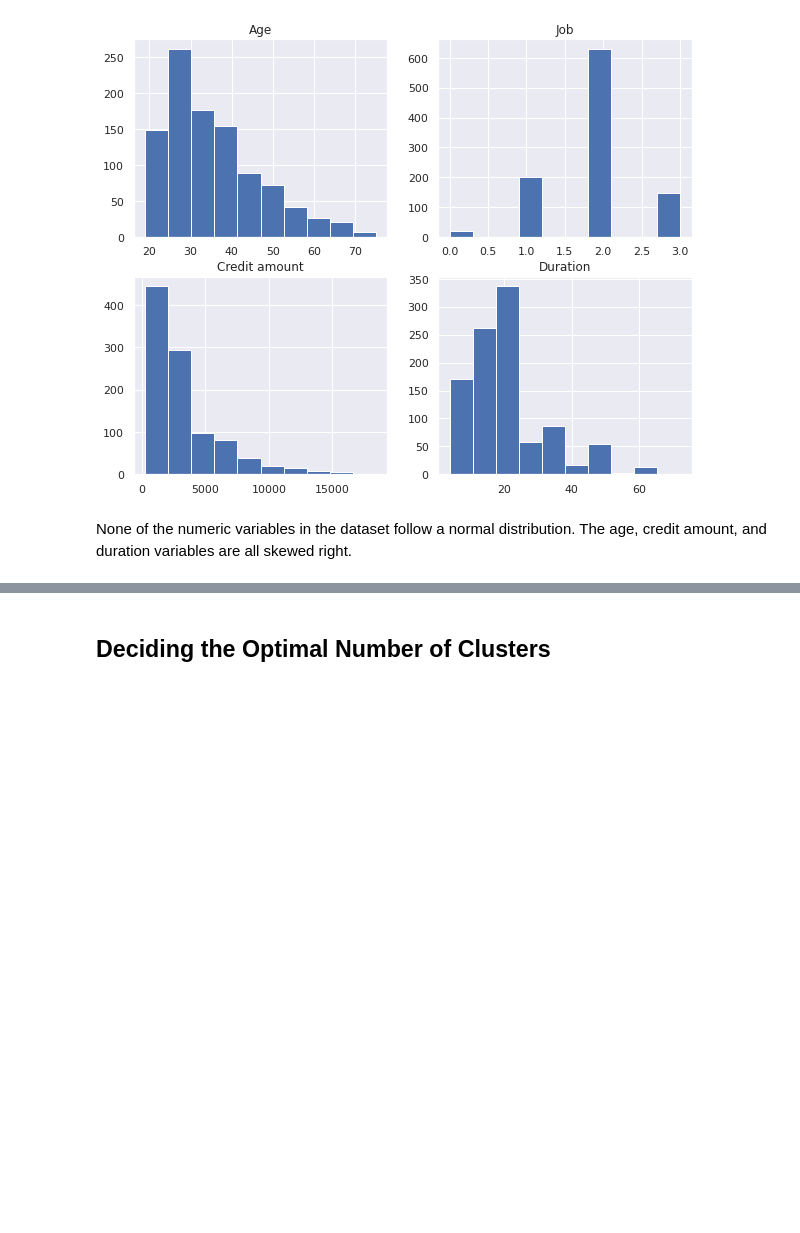
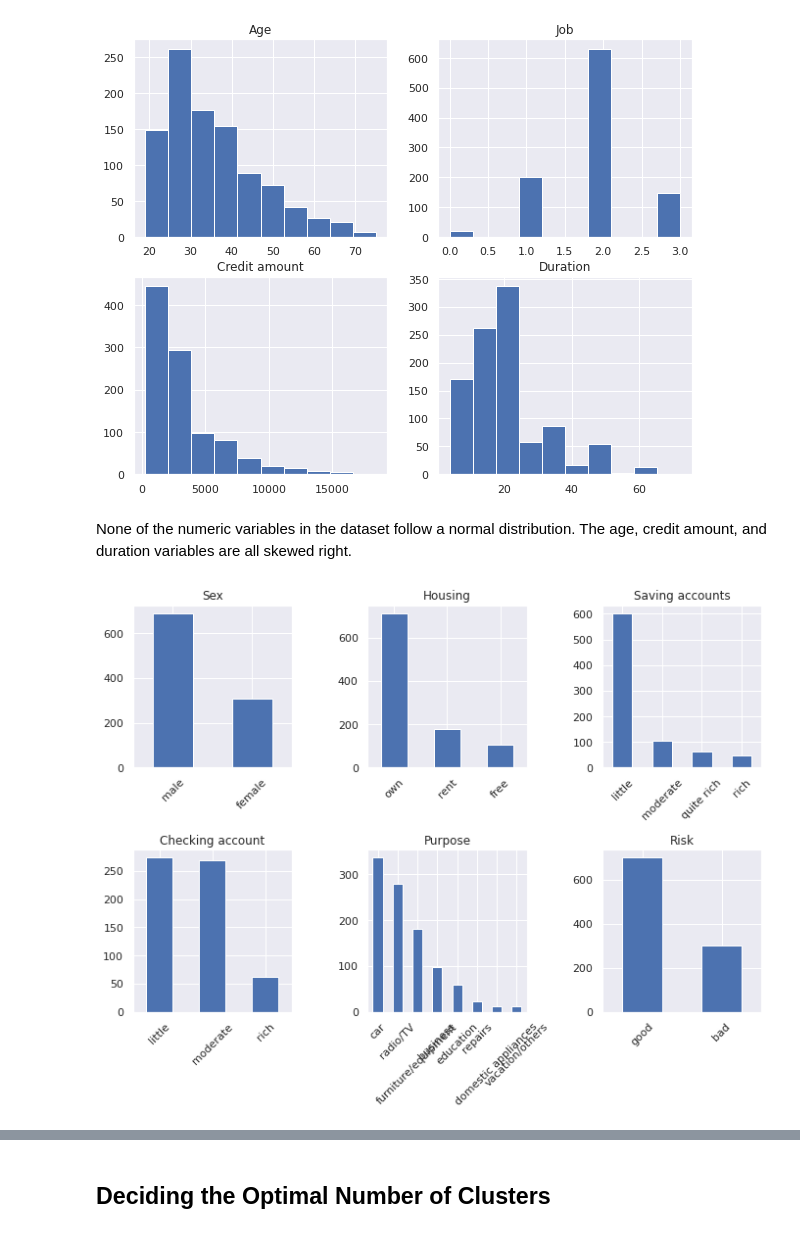
Before and after one commit to DM-ILLER/German-Credit-Risk, a Jupyter notebook: credit_risk_estimation_oreilly.ipynb, the cells around one changed output, grey strips where cells are left out. Drawn from its saved outputs; the diff is of its cells as text; code cells hidden in the pictures; blank space fills up the shorter version.

```diff
--- a/credit_risk_estimation_oreilly.ipynb
+++ b/credit_risk_estimation_oreilly.ipynb
@@ -57,3 +83,20 @@ for i, j in enumerate(cols):
 [figure]
 # %% [markdown]
 None of the numeric variables in the dataset follow a normal distribution. The age, credit amount, and duration variables are all skewed right.
+# %%
+# Value counts of the categorical variables
+categorical_credit = credit.select_dtypes(include="O")
+
+cols = categorical_credit.columns
+plt.figure(figsize=(10, 8))
+k = 0
+
+for i, j in enumerate(cols):
+  k += 1
+  plt.subplot(2, 3, k)
+  categorical_credit[j].value_counts().plot(kind='bar')
+  plt.xticks(rotation=45)
+  plt.tight_layout(pad=2.0)
+  plt.title(j)
+# %% [output]
+[figure, added]
```
Also changed, not shown: parts of 70 cells of this notebook.
